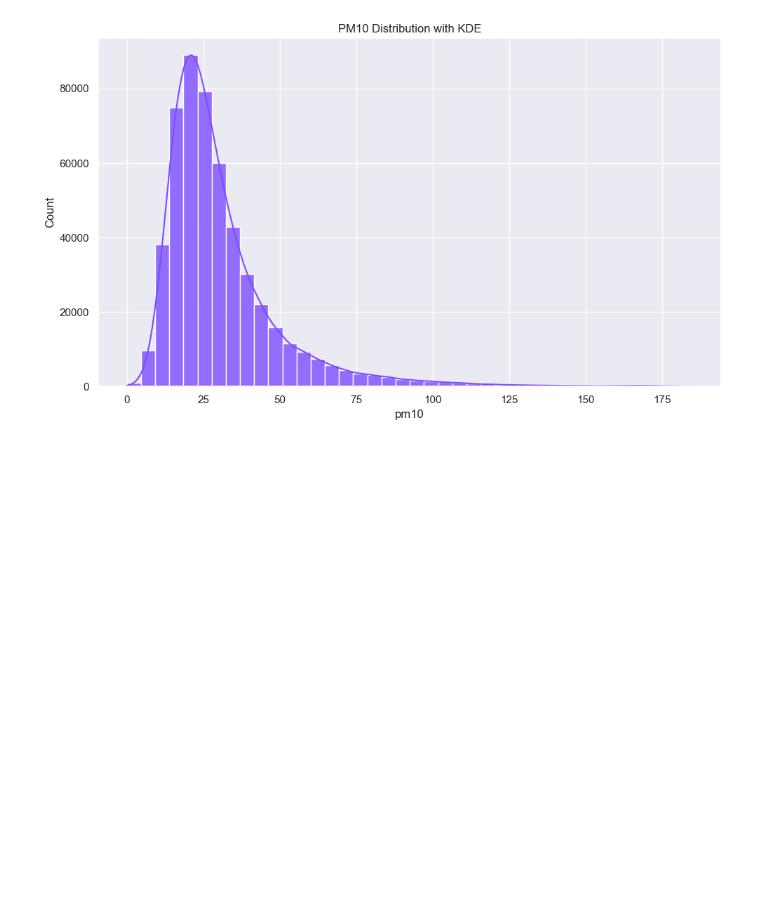
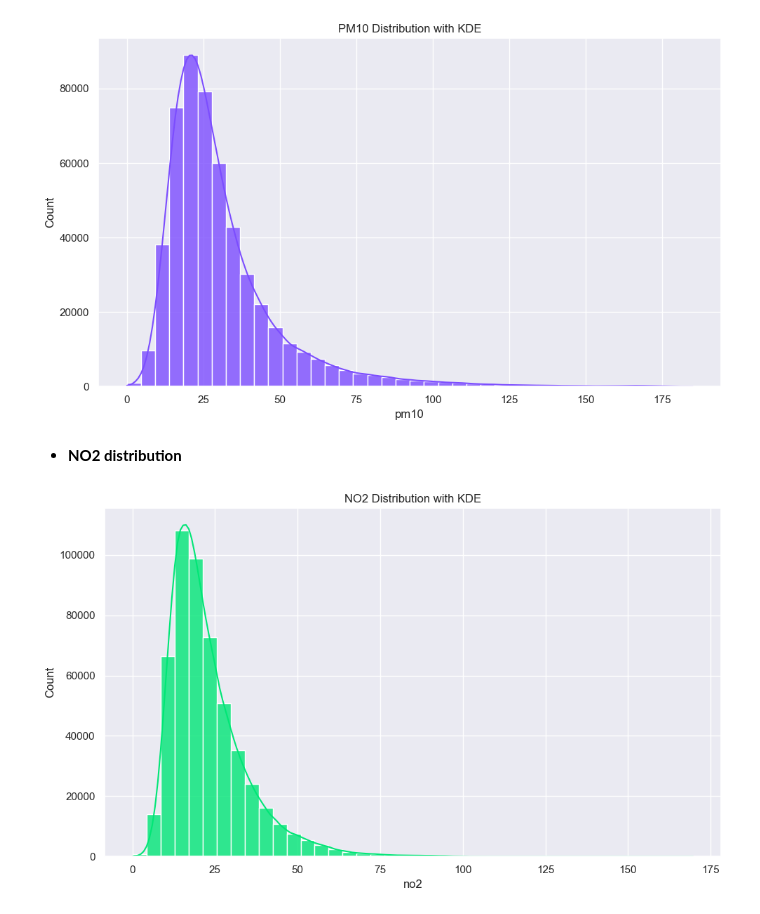
Before and after one commit to geershatisaxena/AQI-Data-Analysis, a Jupyter notebook: air quality.ipynb, the cells around one changed output. Saved outputs shown, nothing was run; the diff lists cells and outputs as text; code cells hidden in the pictures; blank space fills up the shorter version.

```diff
--- a/air quality.ipynb
+++ b/air quality.ipynb
@@ -1103,3 +1103,12 @@ plt.title("PM10 Distribution with KDE")
 plt.tight_layout()
 # %% [output]
 [figure]
+# %% [markdown]
+- **NO2 distribution**
+# %%
+plt.figure(figsize=(10, 6))
+sns.histplot(data=df, x="no2", bins=40, kde=True, color="#00E676", alpha=0.8)
+plt.title("NO2 Distribution with KDE")
+plt.tight_layout()
+# %% [output]
+[figure, added]
```
